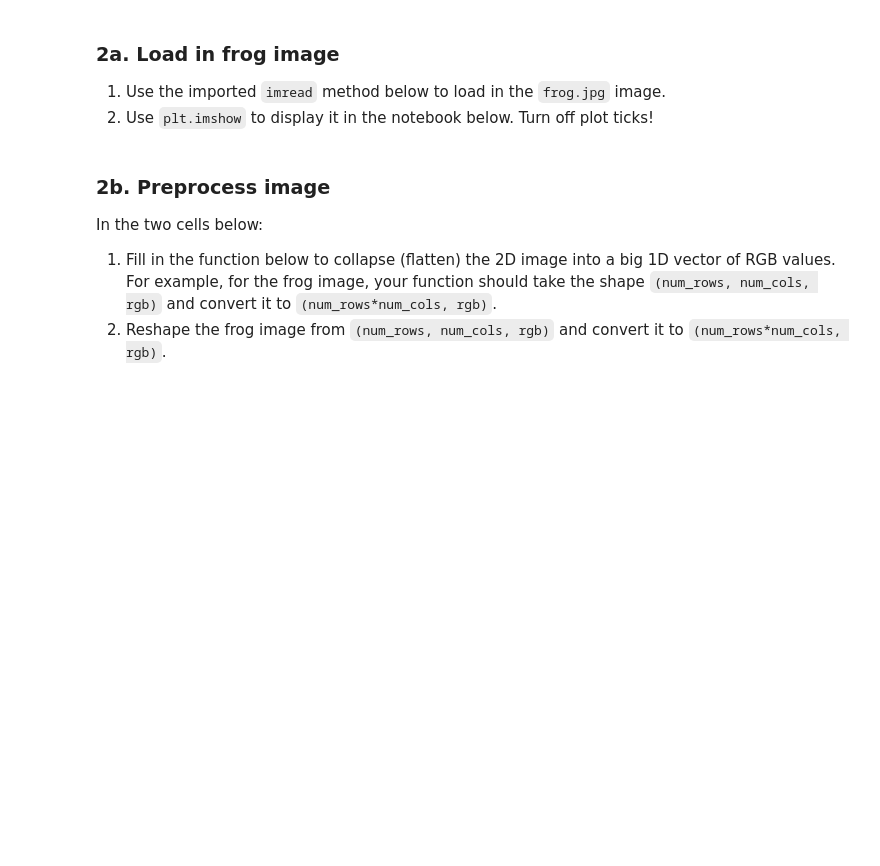
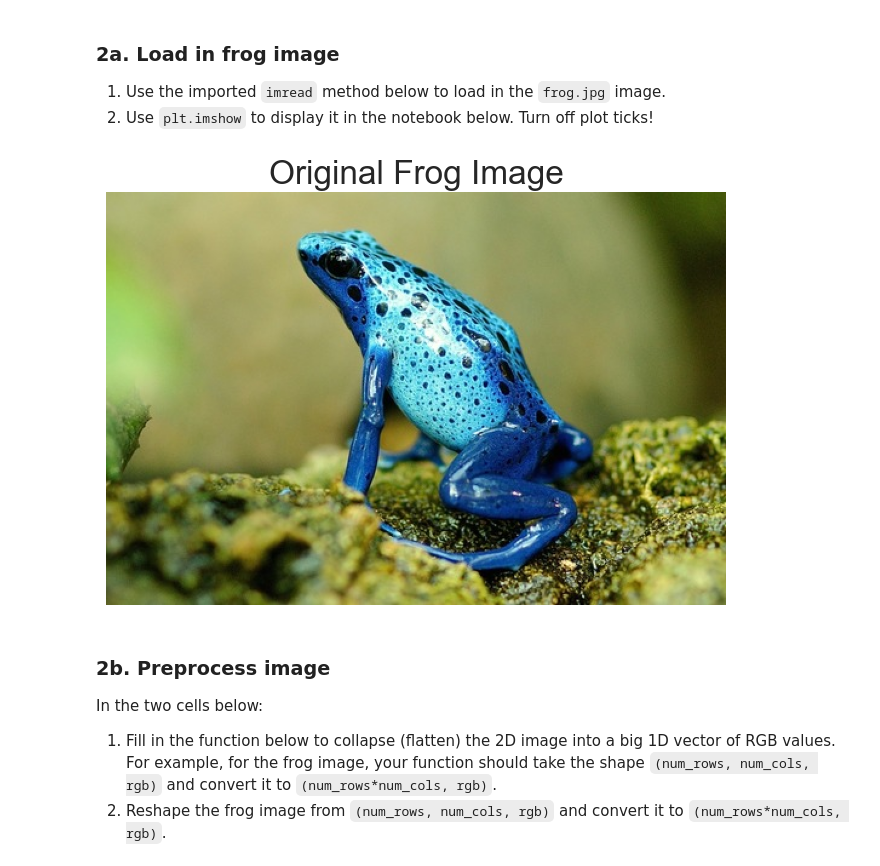
Before and after one commit to LLLgoyour/cs252, a Jupyter notebook: project/p3/image_segmentation.ipynb, the cells around one changed output. Cells and saved outputs as stored; diff of their text form; code cells hidden in the pictures; blank space fills up the shorter version.

```diff
--- a/project/p3/image_segmentation.ipynb
+++ b/project/p3/image_segmentation.ipynb
@@ -37,3 +38,13 @@ from matplotlib.image import imread
+# %%
+frog = imread('data/frog.jpg')
+plt.figure(figsize=(8, 6))
+plt.imshow(frog)
+plt.title('Original Frog Image')
+plt.xticks([])
+plt.yticks([])
+plt.show()
+# %% [output]
+[figure, added]
 # %% [markdown]
 ### 2b. Preprocess image
 
```
Also changed, not shown: parts of 23 cells of this notebook, 13 other files.
